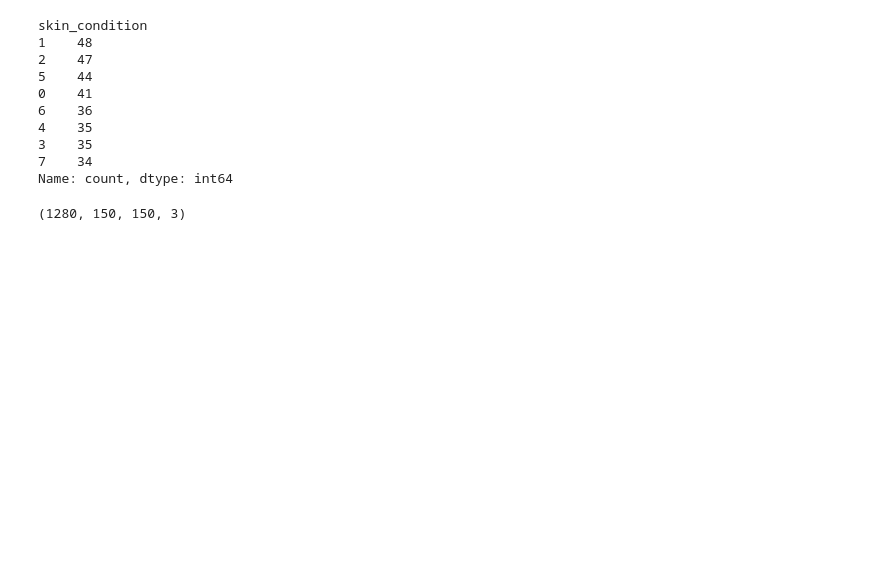
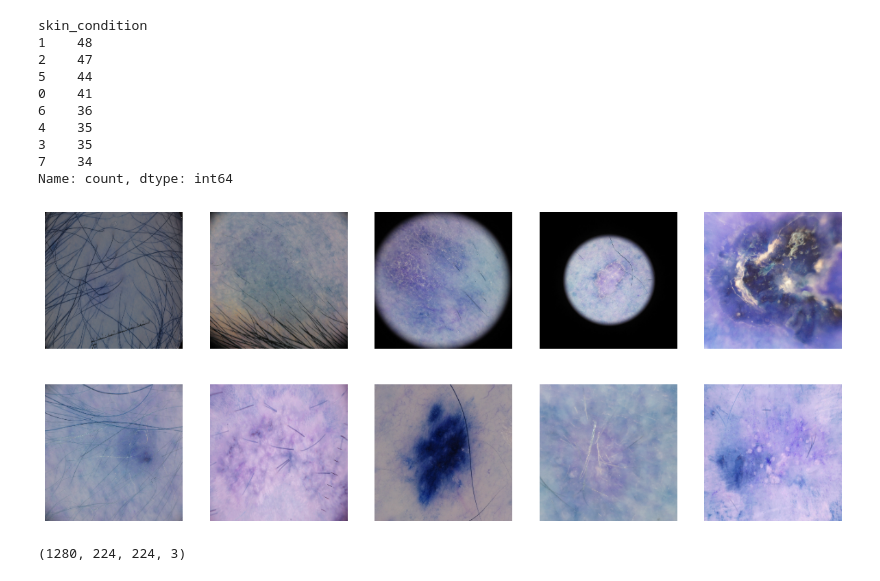
Before and after one commit to ishreya09/Skin-Lesion-for-Melanoma-Classification, a Jupyter notebook: splitData.ipynb, the cells around one changed output. Saved outputs shown, nothing was run; the diff lists cells and outputs as text; code cells hidden in the pictures; blank space fills up the shorter version.

```diff
--- a/splitData.ipynb
+++ b/splitData.ipynb
@@ -98,11 +98,21 @@ skin_condition
 7    34
 Name: count, dtype: int64
 # %%
-images = np.array([cv2.resize(cv2.imread(image_data+file),(150,150))/255 for file in X_train])
+images = np.array([cv2.resize(cv2.imread(image_data+file),(224,224))/255 for file in X_train])
+# %%
+# show 10 images in grid
+fig, ax = plt.subplots(2,5, figsize=(15,6))
+for i in range(2):
+    for j in range(5):
+        ax[i,j].imshow(images[i*5+j])
+        ax[i,j].axis('off')
+plt.show()
+# %% [output]
+[figure, added]
 # %%
 images.shape
 # %% [output]
-(1280, 150, 150, 3)
+(1280, 224, 224, 3)
 # %%
 # Save the NumPy array to a file
 np.save('x_train.npy', images)
```
Also changed, not shown: parts of 3 cells of this notebook, 1 other file.
